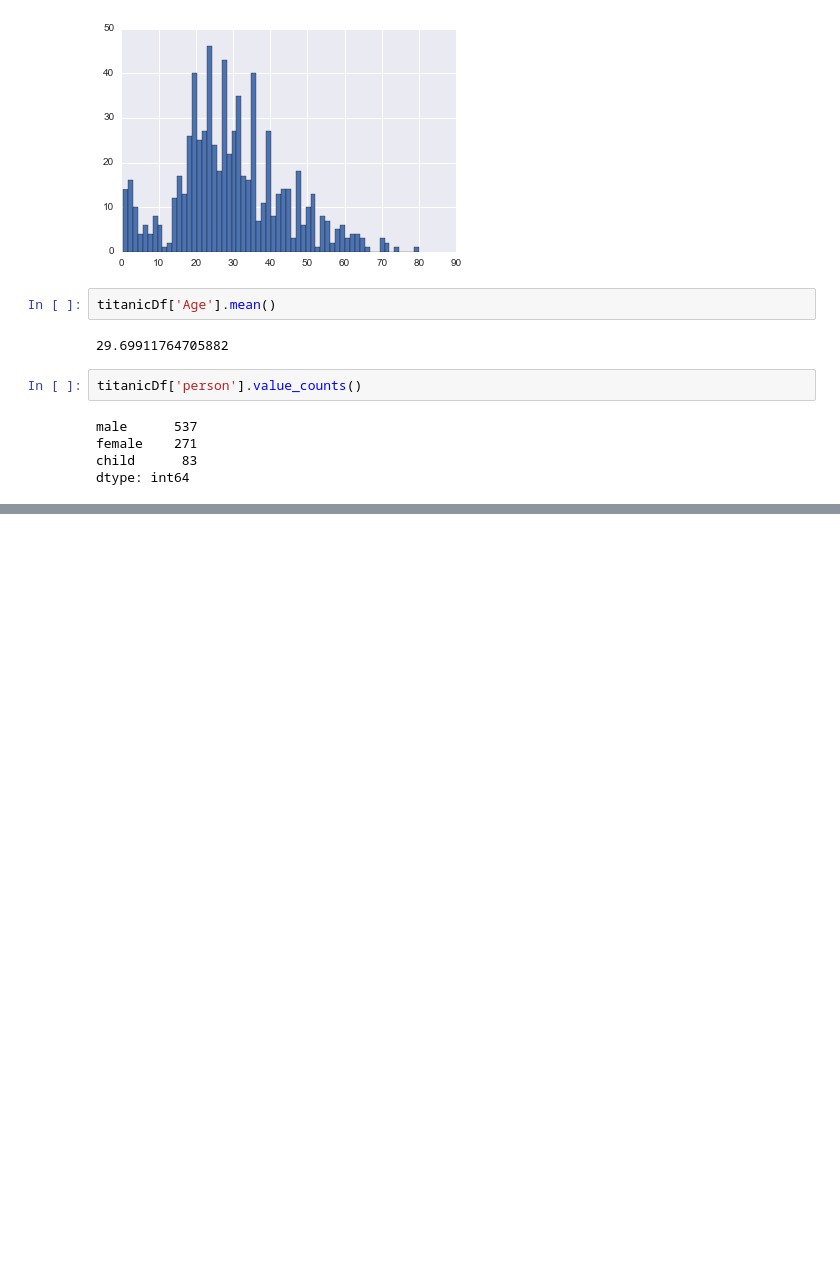
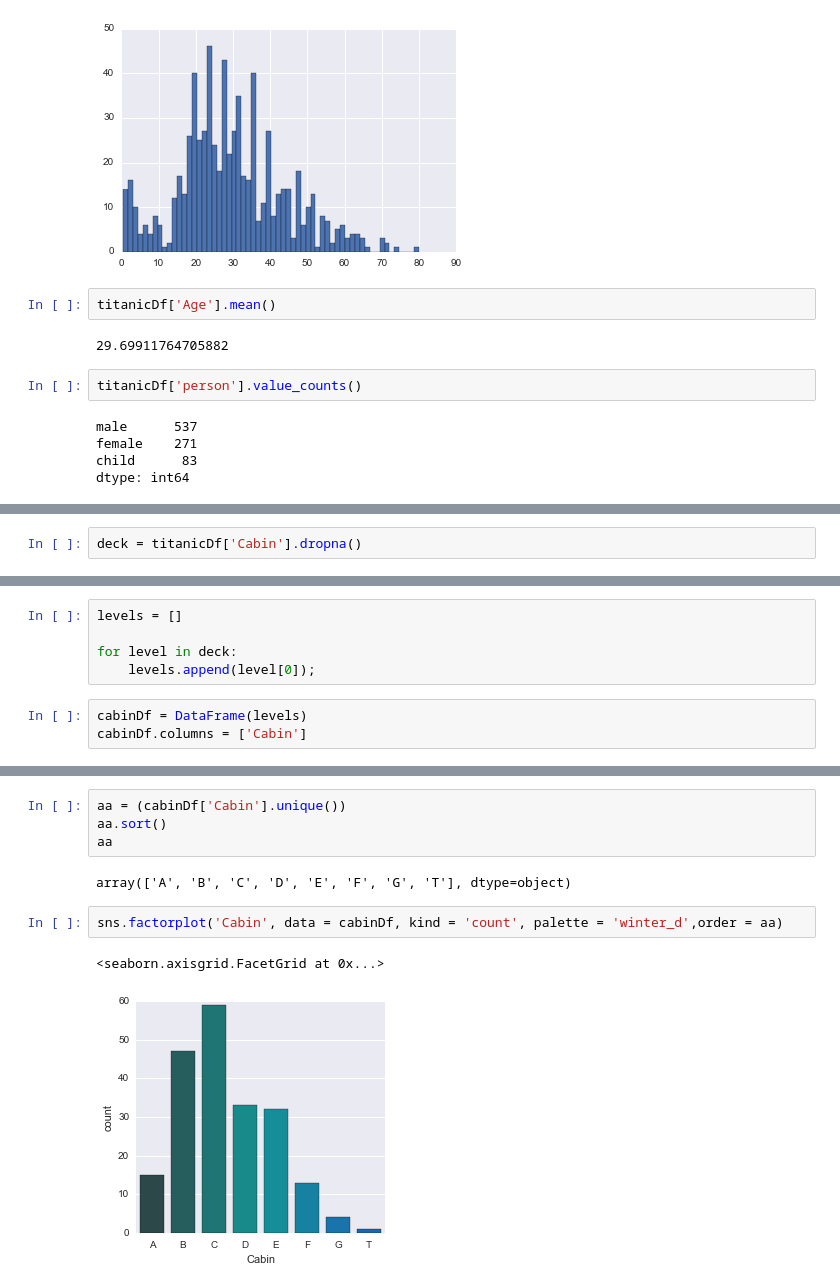
Before and after one commit to nimning/KaggleMachineLearningProjects, a Jupyter notebook: TitanicMLProject.ipynb, the cells around one changed output, grey strips where cells are left out. Saved outputs shown, nothing was run; the diff lists cells and outputs as text; blank space fills up the shorter version.

Commit message:
more data exploration

```diff
--- a/TitanicMLProject.ipynb
+++ b/TitanicMLProject.ipynb
@@ -157,0 +208,2 @@ dtype: int64
+# %%
+deck = titanicDf['Cabin'].dropna()
@@ -157,0 +219,8 @@ dtype: int64
+# %%
+levels = []
+
+for level in deck:
+    levels.append(level[0]);
+# %%
+cabinDf = DataFrame(levels)
+cabinDf.columns = ['Cabin']
@@ -157,0 +240,11 @@ dtype: int64
+# %%
+aa = (cabinDf['Cabin'].unique())
+aa.sort()
+aa
+# %% [output]
+array(['A', 'B', 'C', 'D', 'E', 'F', 'G', 'T'], dtype=object)
+# %%
+sns.factorplot('Cabin', data = cabinDf, kind = 'count', palette = 'winter_d',order = aa)
+# %% [output]
+<seaborn.axisgrid.FacetGrid at 0x...>
+[figure, added]
```
Also changed, not shown: parts of 12 cells of this notebook.
